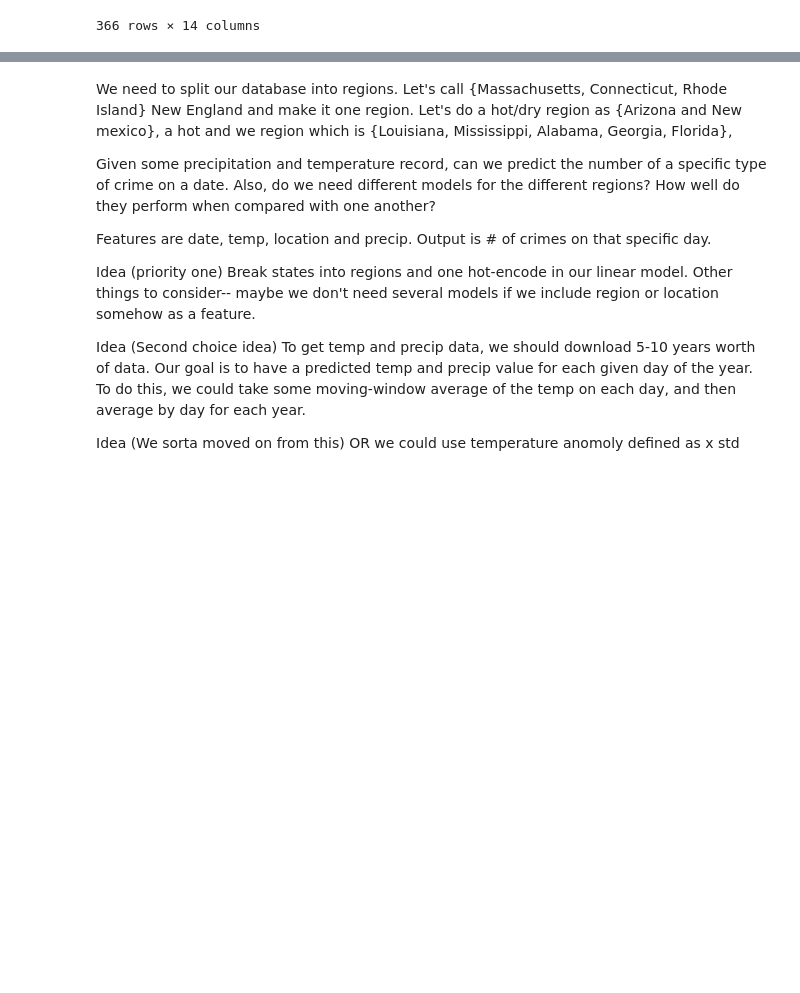
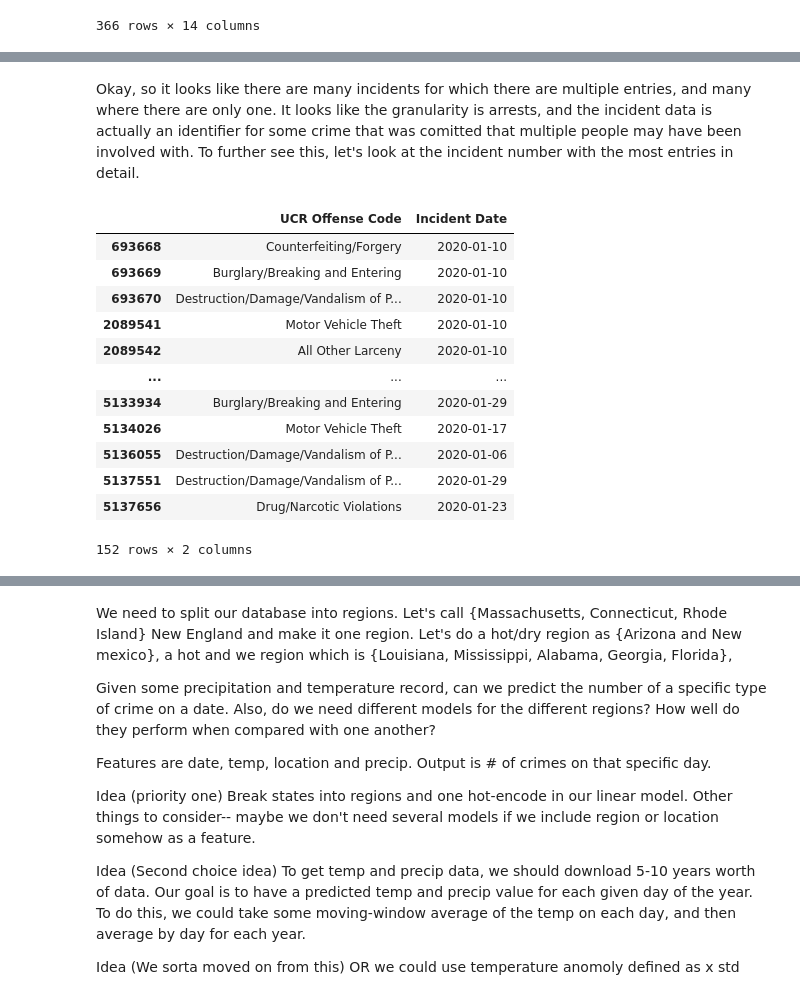
Before and after one commit to gavintchan/data200-grad-project, a Jupyter notebook: data200_grad_project.ipynb, the cells around one changed output, grey strips where cells are left out. Drawn from its saved outputs; the diff is of its cells as text; code cells hidden in the pictures; blank space fills up the shorter version.

```diff
--- a/data200_grad_project.ipynb
+++ b/data200_grad_project.ipynb
@@ -573,0 +620,22 @@ Name: Incident Number, Length: 4517556, dtype: int64
+# %% [markdown]
+Okay, so it looks like there are many incidents for which there are multiple entries, and many where there are only one. It looks like the granularity is arrests, and the incident data is actually an identifier for some crime that was comitted that multiple people may have been involved with. To further see this, let's look at the incident number with the most entries in detail.
+# %%
+# Okay, so the most common incident number is in the database 152 times and is 'H3-F3FLGRVSC'
+# Let's take a look at all these incidents.
+
+commonIncident = df_crime_data[df_crime_data['Incident Number'] == 'H3-F3FLGRVSC'] #Convert to datetime
+commonIncident.loc[:,['UCR Offense Code','Incident Date']]
+# %% [output]
+|  | UCR Offense Code | Incident Date |
+| 693668 | Counterfeiting/Forgery | 2020-01-10 |
+| 693669 | Burglary/Breaking and Entering | 2020-01-10 |
+| 693670 | Destruction/Damage/Vandalism of P... | 2020-01-10 |
+| 2089541 | Motor Vehicle Theft | 2020-01-10 |
+| 2089542 | All Other Larceny | 2020-01-10 |
+| ... | ... | ... |
+| 5133934 | Burglary/Breaking and Entering | 2020-01-29 |
+| 5134026 | Motor Vehicle Theft | 2020-01-17 |
+| 5136055 | Destruction/Damage/Vandalism of P... | 2020-01-06 |
+| 5137551 | Destruction/Damage/Vandalism of P... | 2020-01-29 |
+| 5137656 | Drug/Narcotic Violations | 2020-01-23 |
+152 rows × 2 columns
```
Also changed, not shown: parts of 19 cells of this notebook.
